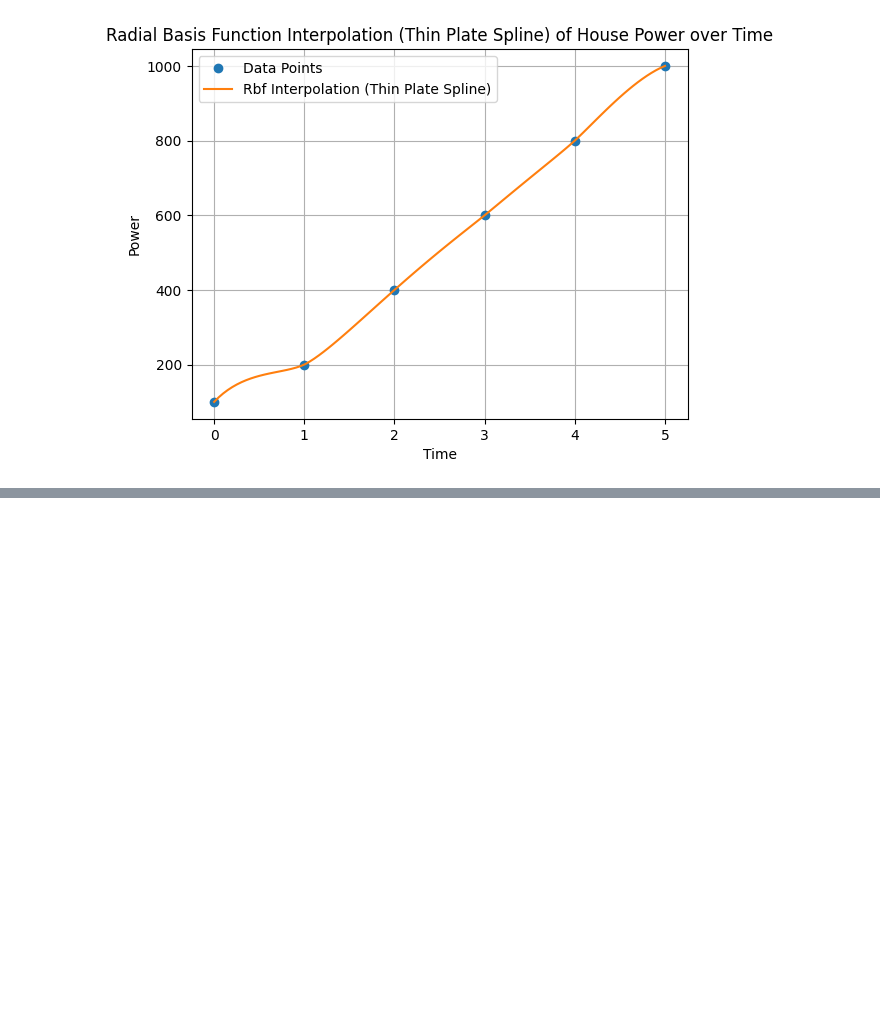
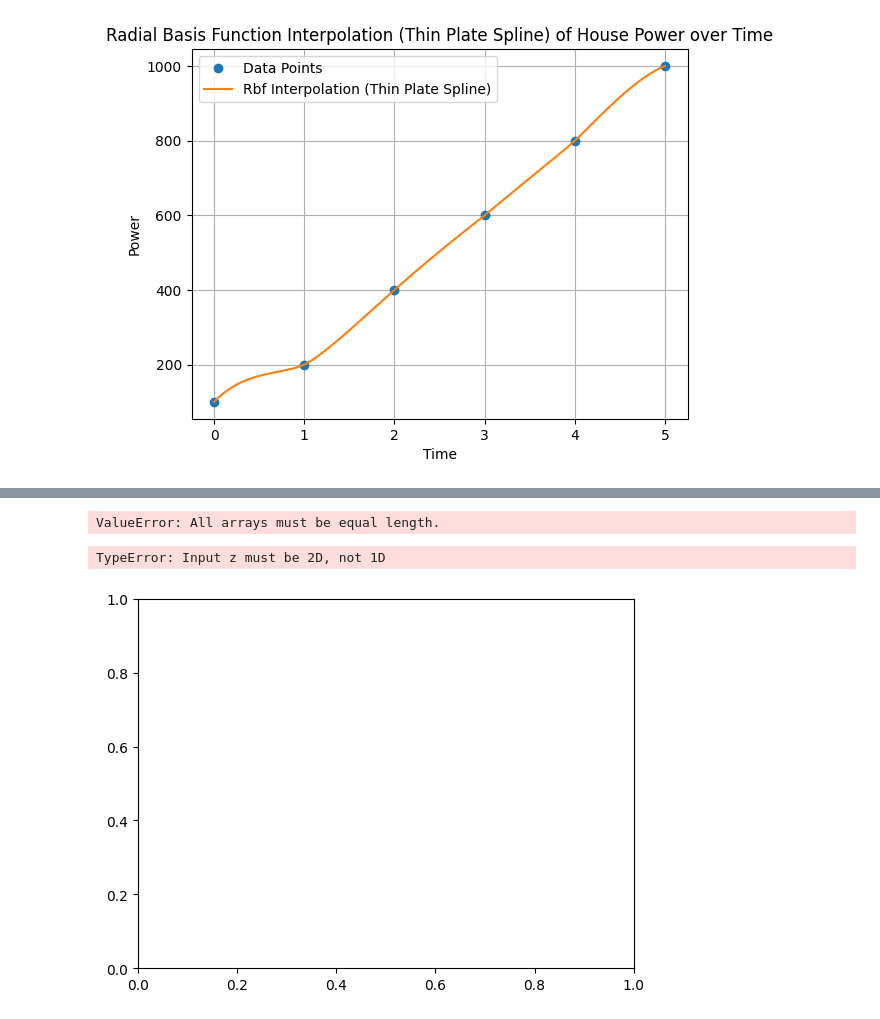
Before and after one commit to rvigneshwaran/datascience-implementations, a Jupyter notebook: 01-data-science-fundamentals/05-scipy-demonstration/05-various-interpolation-techniques.ipynb, the cells around one changed output, grey strips where cells are left out. Drawn from its saved outputs; the diff is of its cells as text; code cells hidden in the pictures; blank space fills up the shorter version.

Commit message:
Interpolation techniques - Demonstration

```diff
--- a/01-data-science-fundamentals/05-scipy-demonstration/05-various-interpolation-techniques.ipynb
+++ b/01-data-science-fundamentals/05-scipy-demonstration/05-various-interpolation-techniques.ipynb
@@ -416,0 +603,63 @@ plt.show()
+# %%
+# Example 24: Rbf Interpolation with Rbf
+# Given data points (x, y, z) representing the temperature at different locations over time
+x = np.array([0, 1, 2, 3, 4, 5])
+y = np.array([0, 1, 2, 3, 4, 5])
+z = np.array([
+    [20, 22, 24, 26, 28, 30],
+    [22, 24, 26, 28, 30, 32],
+    [24, 26, 28, 30, 32, 34],
+    [26, 28, 30, 32, 34, 36],
+    [28, 30, 32, 34, 36, 38],
+    [30, 32, 34, 36, 38, 40]
+])
+
+# Create an Rbf interpolation function
+rbf_interp = spi.Rbf(x, y, z, function='gaussian')
+
+# Generate new data points and plot the interpolated surface
+x_new = np.linspace(0, 5, 100)
+y_new = np.linspace(0, 5, 100)
+X, Y = np.meshgrid(x_new, y_new)
+z_new = rbf_interp(X, Y)
+plt.contourf(X, Y, z_new, levels=20, cmap='coolwarm')
+plt.colorbar()
+plt.xlabel('Location (X)')
+plt.ylabel('Location (Y)')
+plt.title('Rbf Interpolation of Temperature at Different Locations over Time')
+plt.grid(True)
+plt.show()
+# %% [output]
+ValueError: All arrays must be equal length.
+# %%
+# Example 25: 2D Interpolation with RectBivariateSpline
+# Given data points (x, y, z) representing the temperature at different locations over time
+x = np.array([0, 1, 2, 3, 4, 5])
+y = np.array([0, 1, 2, 3, 4, 5])
+z = np.array([
+    [20, 22, 24, 26, 28, 30],
+    [22, 24, 26, 28, 30, 32],
+    [24, 26, 28, 30, 32, 34],
+    [26, 28, 30, 32, 34, 36],
+    [28, 30, 32, 34, 36, 38],
+    [30, 32, 34, 36, 38, 40]
+])
+
+# Create a 2D interpolation function
+interp_2d = spi.RectBivariateSpline(x, y, z)
+
+# Generate new data points and plot the interpolated surface
+x_new = np.linspace(0, 5, 100)
+y_new = np.linspace(0, 5, 100)
+z_new = interp_2d(x_new, y_new, grid=False)
+X, Y = np.meshgrid(x_new, y_new)
+plt.contourf(X, Y, z_new, levels=20, cmap='coolwarm')
+plt.colorbar()
+plt.xlabel('Location (X)')
+plt.ylabel('Location (Y)')
+plt.title('2D Interpolation of Temperature at Different Locations over Time')
+plt.grid(True)
+plt.show()
+# %% [output]
+TypeError: Input z must be 2D, not 1D
+[figure, added]
```
Also changed, not shown: parts of 6 cells of this notebook.
